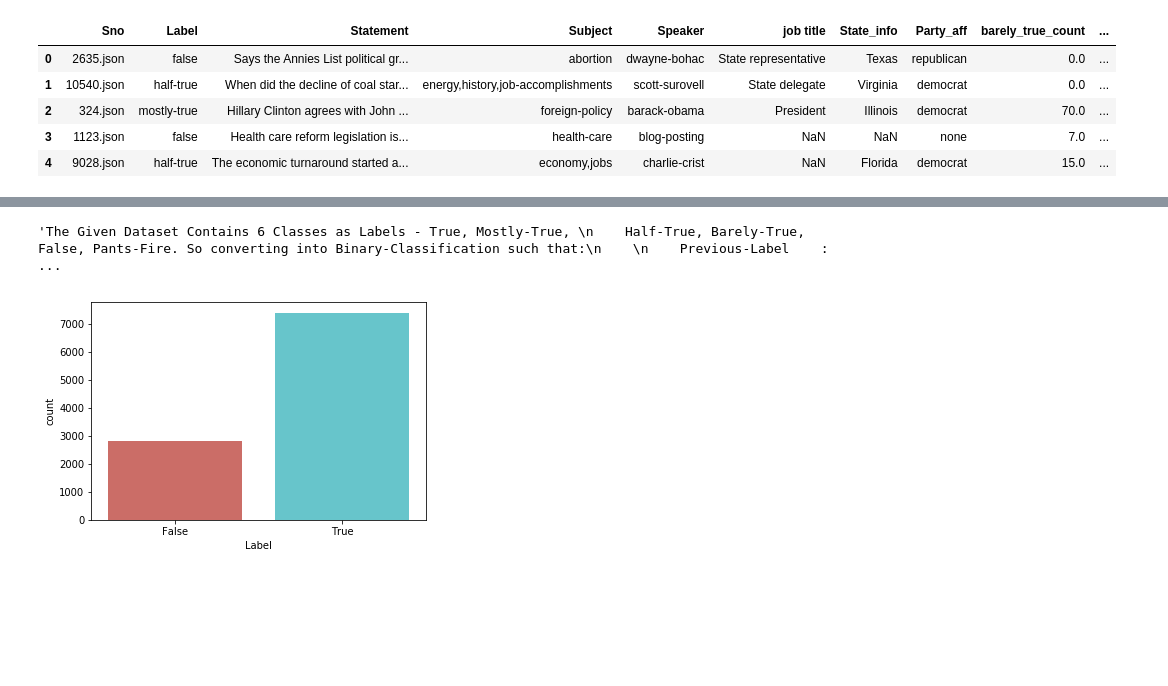
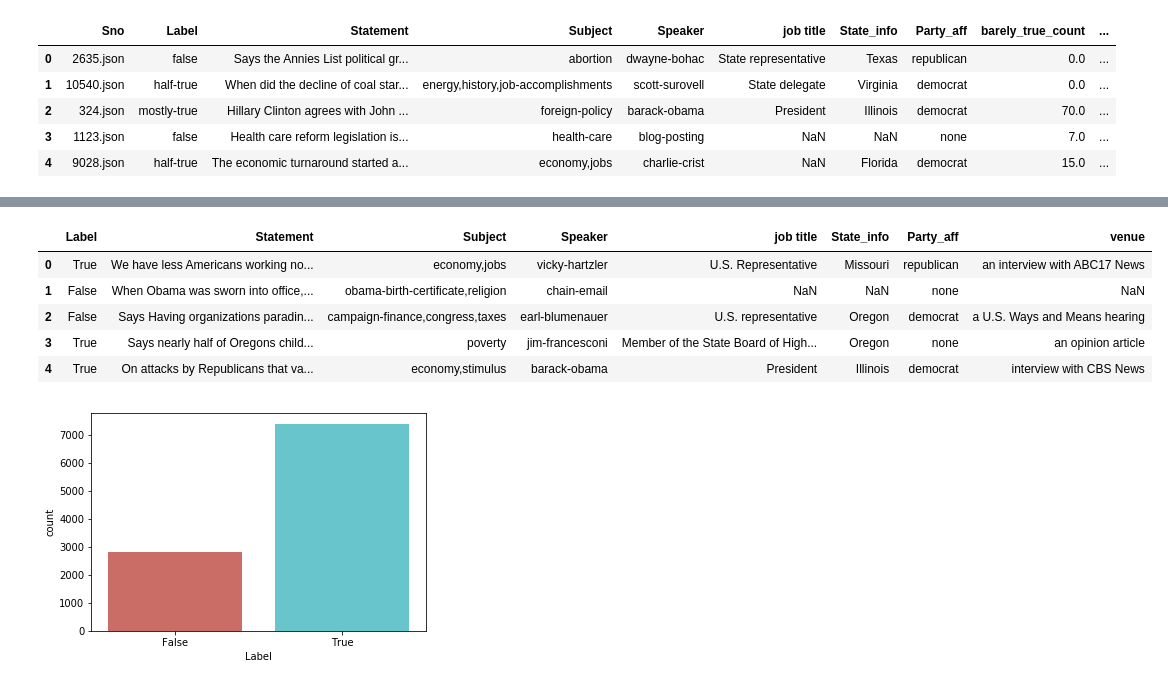
Before and after one commit to WooTechnology/FakeNewsDetection, a Jupyter notebook: Dataset Cleaning.ipynb, the cells around one changed output, grey strips where cells are left out. Saved outputs shown, nothing was run; the diff lists cells and outputs as text; code cells hidden in the pictures; blank space fills up the shorter version.

```diff
--- a/Converting tsv to csv format.ipynb
+++ b/Dataset Cleaning.ipynb
@@ -29 +101,11 @@ train_df.head()
+# %%
+# Validation Dataset - After Changes
+valid_df.head()
+# %% [output]
+|  | Label | Statement | Subject | Speaker | job title | State_info | Party_aff | venue |
+| 0 | True | We have less Americans working no... | economy,jobs | vicky-hartzler | U.S. Representative | Missouri | republican | an interview with ABC17 News |
+| 1 | False | When Obama was sworn into office,... | obama-birth-certificate,religion | chain-email | NaN | NaN | none | NaN |
+| 2 | False | Says Having organizations paradin... | campaign-finance,congress,taxes | earl-blumenauer | U.S. representative | Oregon | democrat | a U.S. Ways and Means hearing |
+| 3 | True | Says nearly half of Oregons child... | poverty | jim-francesconi | Member of the State Board of High... | Oregon | none | an opinion article |
+| 4 | True | On attacks by Republicans that va... | economy,stimulus | barack-obama | President | Illinois | democrat | interview with CBS News |
 # %%
@@ -36,16 +118,3 @@ valid_df.to_csv('valid_data.csv', sep='\t', encoding='utf-8')
 trainData = pd.read_csv('./train_data.csv',sep='\t')
 testData = pd.read_csv('./test_data.csv',sep='\t')
 validData = pd.read_csv('./valid_data.csv',sep='\t')
-# %%
-''' The Given Dataset Contains 6 Classes as Labels - True, Mostly-True,
-    Half-True, Barely-True, False, Pants-Fire. So converting into Binary-Classification such that:
-
-      Previous-Label    :    Converted-Label
-         True           --        True
-         Mostly-true    --        True
-         Half-true      --        True
-         Barely-true    --        False
-         False          --        False
-         Pants-fire     --        False '''
-# %% [output]
-'The Given Dataset Contains 6 Classes as Labels - True, Mostly-True, \n    Half-True, Barely-True, False, Pants-Fire. So converting into Binary-Classification such that:\n    \n    Previous-Label    : ...
```
Also changed, not shown: parts of 13 cells of this notebook, 4 other files.
